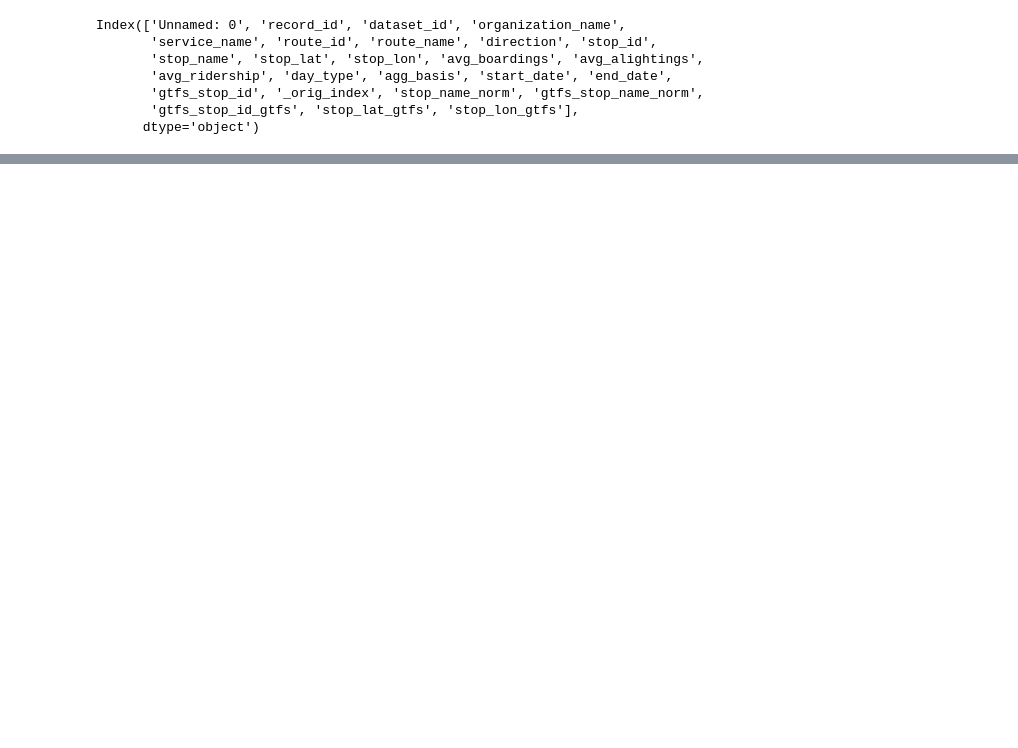
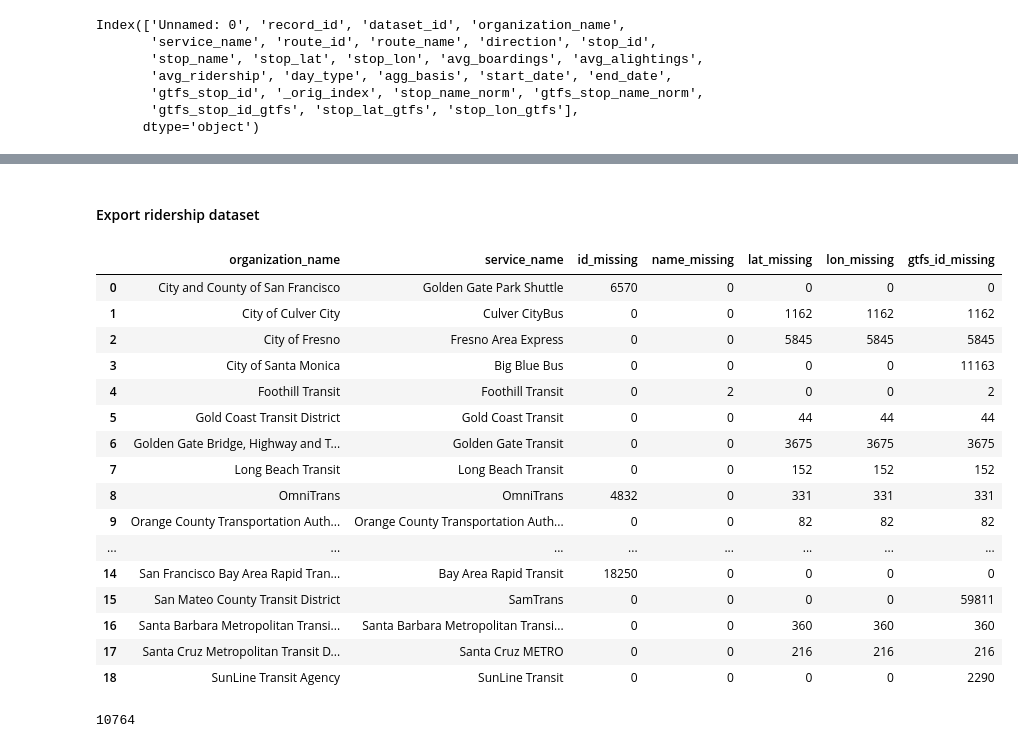
Before and after one commit to cal-itp/transit-ridership-analytics, a Jupyter notebook: Dimension_enrichment.ipynb, the cells around one changed output, grey strips where cells are left out. Saved outputs shown, nothing was run; the diff lists cells and outputs as text; code cells hidden in the pictures; blank space fills up the shorter version.

```diff
--- a/Dimension_enrichment.ipynb
+++ b/Dimension_enrichment.ipynb
@@ -573,6 +488,10 @@ def norm_stop_name(s, org_name):
             s = s.str.replace(pat, repl, regex=True)
         s = s.replace(OMNITRANS_STOP_ALIASES)
 
+    if org_name == "San Francisco Bay Area Rapid Transit District":
+        s = s.replace(BART_STOP_ALIASES)
+        s = s.str.replace(r"\s*\([^)]*\)\s*", "", regex=True)
+
     return s
 # %%
 def remove_street_types(s):
@@ -1252,0 +638,7 @@ riverside_gtfs[riverside_gtfs["gtfs_stop_id"] == '1004'].drop_duplicates().sort_
+# %%
+ggt_mask = df_ridership["organization_name"] == "Golden Gate Bridge, Highway and Transportation District"
+ggt_ridership = df_ridership.loc[ggt_mask].copy()
+ggt_ridership["_orig_index"] = ggt_ridership.index
+
+ggt_gtfs = df_gtfs.loc[df_gtfs["organization_name"] == "Golden Gate Bridge, Highway and Transportation District"].copy()
+ggt_gtfs = ggt_gtfs.drop_duplicates()
@@ -1252,0 +667,12 @@ riverside_gtfs[riverside_gtfs["gtfs_stop_id"] == '1004'].drop_duplicates().sort_
+# %%
+# now join on stop name
+ggt_ridership = df_ridership.loc[ggt_mask].copy()
+ggt_ridership["stop_name_norm"] = ggt_ridership["stop_name"].str.replace(r"\s*\(\d+\)\s*$", "", regex=True)
+ggt_ridership["stop_name_norm"] = norm_stop_name(ggt_ridership["stop_name_norm"], "Golden Gate Bridge, Highway and Transportation District")
+ggt_ridership["_orig_index"] = ggt_ridership.index
+need_name_match = ggt_ridership["gtfs_stop_id"].isna() # for those don't have a matched stop id in GTFS
+
+ggt_ridership_name_match = ggt_ridership.loc[need_name_match].copy()
+
+ggt_gtfs["gtfs_stop_name_norm"] = ggt_gtfs["gtfs_stop_name"].str.replace(r"\s*\(\d+\)\s*$", "", regex=True)
+ggt_gtfs["gtfs_stop_name_norm"] = norm_stop_name(ggt_gtfs["gtfs_stop_name_norm"], "Golden Gate Bridge, Highway and Transportation District")
@@ -1252,0 +787,36 @@ riverside_gtfs[riverside_gtfs["gtfs_stop_id"] == '1004'].drop_duplicates().sort_
+# %% [markdown]
+#### Export ridership dataset
+# %%
+t_df = df_ridership.copy()
+# %%
+t_df.groupby(["organization_name", "service_name"])[["stop_id", "stop_name", "stop_lat", "stop_lon", "gtfs_stop_id"]].agg(id_missing = ("stop_id", lambda x: x.isna().sum()),
+                                                                                                         name_missing = ("stop_name", lambda x: x.isna().sum()),
+                                                                                                         lat_missing = ("stop_lat", lambda x: x.isna().sum()),
+                                                                                                         lon_missing = ("stop_lon", lambda x: x.isna().sum()),
+                                                                                                         gtfs_id_missing = ("gtfs_stop_id", lambda x: x.isna().sum())
+                                                                                                          ).reset_index()
+# %% [output]
+|  | organization_name | service_name | id_missing | name_missing | lat_missing | lon_missing | gtfs_id_missing |
+| 0 | City and County of San Francisco | Golden Gate Park Shuttle | 6570 | 0 | 0 | 0 | 0 |
+| 1 | City of Culver City | Culver CityBus | 0 | 0 | 1162 | 1162 | 1162 |
+| 2 | City of Fresno | Fresno Area Express | 0 | 0 | 5845 | 5845 | 5845 |
+| 3 | City of Santa Monica | Big Blue Bus | 0 | 0 | 0 | 0 | 11163 |
+| 4 | Foothill Transit | Foothill Transit | 0 | 2 | 0 | 0 | 2 |
+| 5 | Gold Coast Transit District | Gold Coast Transit | 0 | 0 | 44 | 44 | 44 |
+| 6 | Golden Gate Bridge, Highway and T... | Golden Gate Transit | 0 | 0 | 3675 | 3675 | 3675 |
+| 7 | Long Beach Transit | Long Beach Transit | 0 | 0 | 152 | 152 | 152 |
+| 8 | OmniTrans | OmniTrans | 4832 | 0 | 331 | 331 | 331 |
+| 9 | Orange County Transportation Auth... | Orange County Transportation Auth... | 0 | 0 | 82 | 82 | 82 |
+| ... | ... | ... | ... | ... | ... | ... | ... |
+| 14 | San Francisco Bay Area Rapid Tran... | Bay Area Rapid Transit | 18250 | 0 | 0 | 0 | 0 |
+| 15 | San Mateo County Transit District | SamTrans | 0 | 0 | 0 | 0 | 59811 |
+| 16 | Santa Barbara Metropolitan Transi... | Santa Barbara Metropolitan Transi... | 0 | 0 | 360 | 360 | 360 |
+| 17 | Santa Cruz Metropolitan Transit D... | Santa Cruz METRO | 0 | 0 | 216 | 216 | 216 |
+| 18 | SunLine Transit Agency | SunLine Transit | 0 | 0 | 0 | 0 | 2290 |
+# %%
+# output records still have missing id/lat/lon to excel to further investigate (Riverside and Culver City not included)
+t_df_missing = t_df[(~t_df["organization_name"].isin(["City of Culver City", "Riverside Transit Agency"])) &
+                    ((t_df["stop_id"].isna() & (t_df["gtfs_stop_id"].isna())) | t_df["stop_lat"].isna() | t_df["stop_lon"].isna() | t_df["stop_name"].isna())]
+len(t_df_missing)
+# %% [output]
+10764
```
Also changed, not shown: parts of 123 cells of this notebook, 3 other files.
